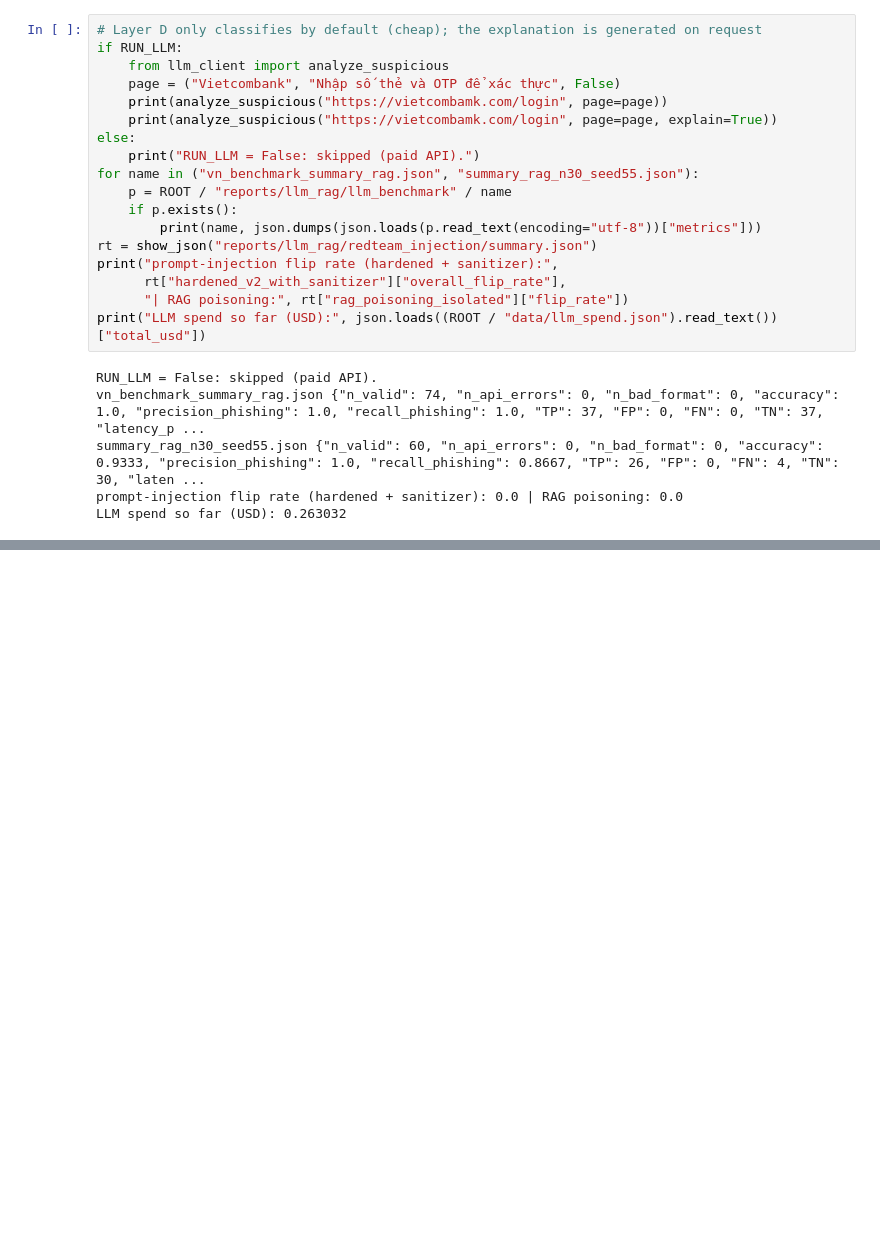
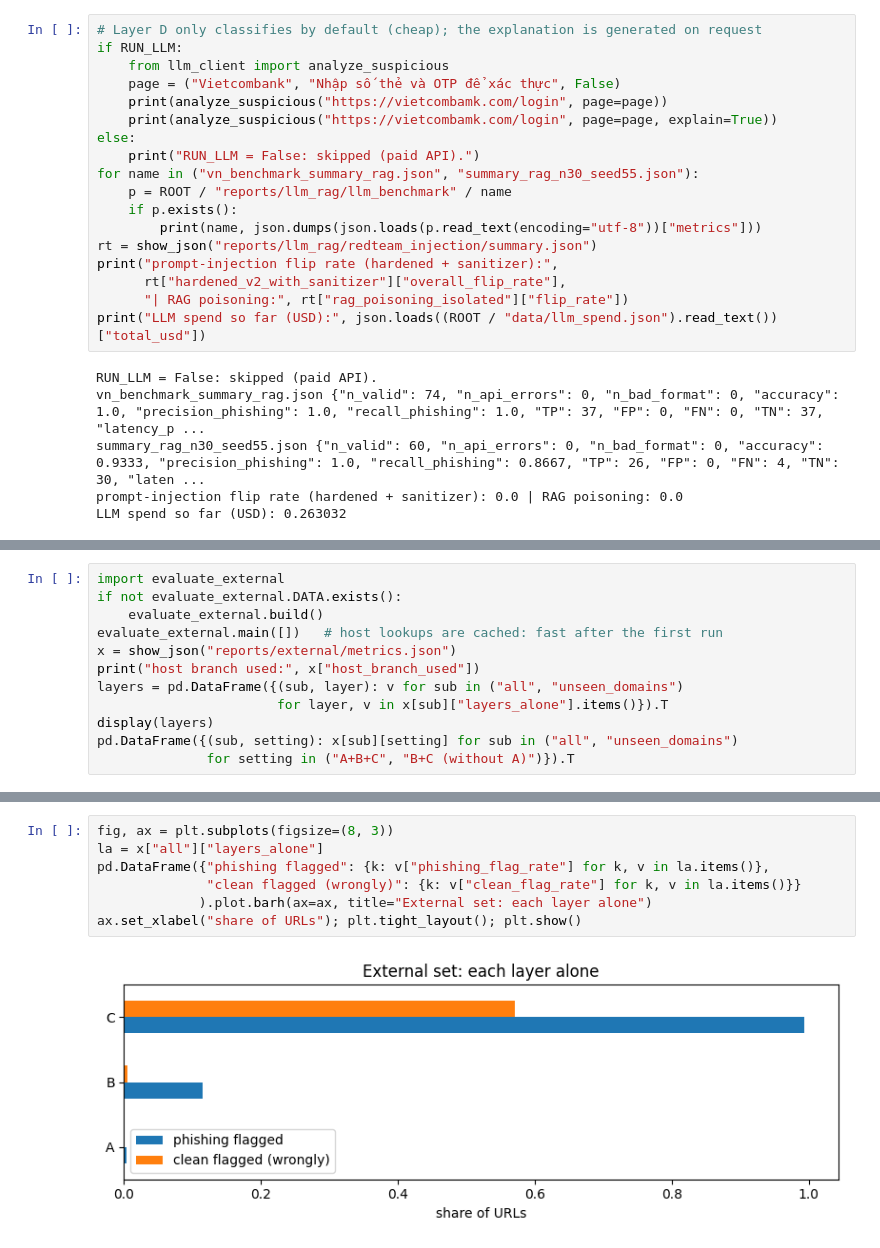
Before and after one commit to Harry1211-web/Dectect-URL-Phishing-with-LLM-pipline, a Jupyter notebook: notebooks/phishing_pipeline.ipynb, the cells around one changed output, grey strips where cells are left out. Cells and saved outputs as stored; diff of their text form; blank space fills up the shorter version.

```diff
--- a/notebooks/phishing_pipeline.ipynb
+++ b/notebooks/phishing_pipeline.ipynb
@@ -487,0 +498,12 @@ phishing   by A_blocklist           0.1 ms  https://0112532.com
+# %%
+import evaluate_external
+if not evaluate_external.DATA.exists():
+    evaluate_external.build()
+evaluate_external.main([])   # host lookups are cached: fast after the first run
+x = show_json("reports/external/metrics.json")
+print("host branch used:", x["host_branch_used"])
+layers = pd.DataFrame({(sub, layer): v for sub in ("all", "unseen_domains")
+                       for layer, v in x[sub]["layers_alone"].items()}).T
+display(layers)
+pd.DataFrame({(sub, setting): x[sub][setting] for sub in ("all", "unseen_domains")
+              for setting in ("A+B+C", "B+C (without A)")}).T
@@ -487,0 +529,9 @@ phishing   by A_blocklist           0.1 ms  https://0112532.com
+# %%
+fig, ax = plt.subplots(figsize=(8, 3))
+la = x["all"]["layers_alone"]
+pd.DataFrame({"phishing flagged": {k: v["phishing_flag_rate"] for k, v in la.items()},
+              "clean flagged (wrongly)": {k: v["clean_flag_rate"] for k, v in la.items()}}
+             ).plot.barh(ax=ax, title="External set: each layer alone")
+ax.set_xlabel("share of URLs"); plt.tight_layout(); plt.show()
+# %% [output]
+[figure, added]
```
Also changed, not shown: parts of 10 cells of this notebook, 6 other files.
